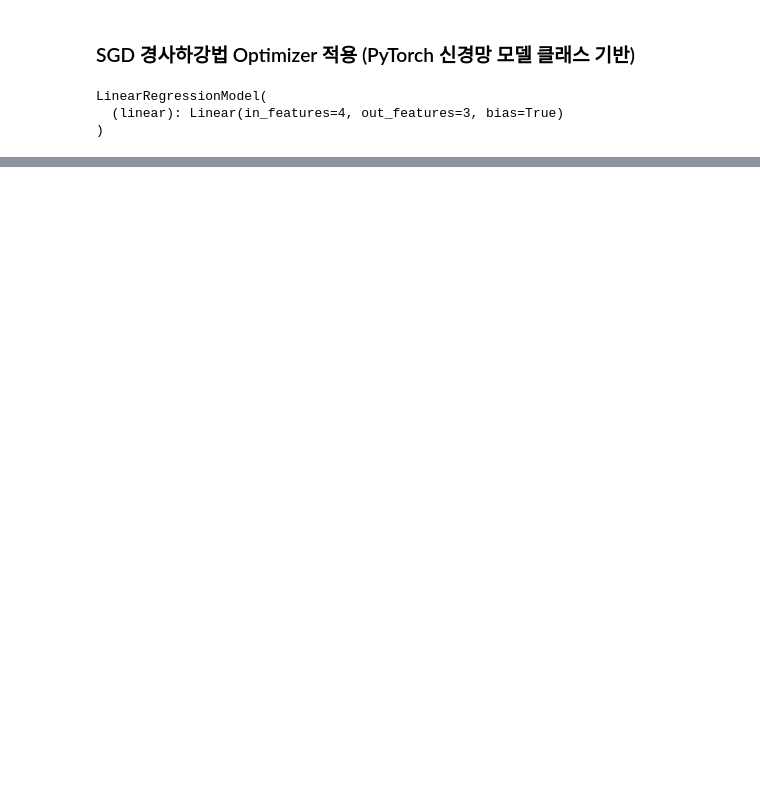
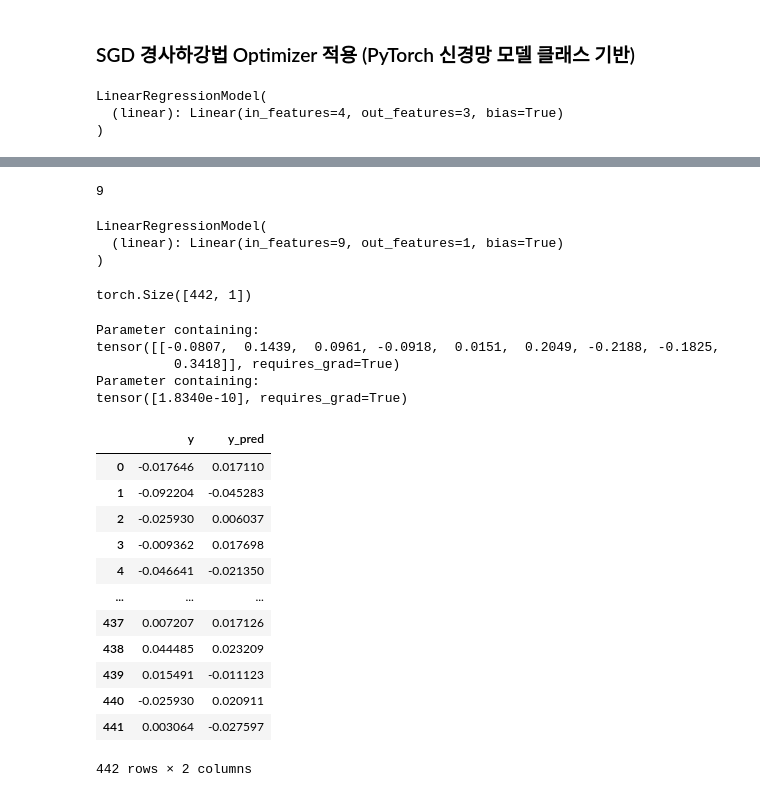
Before and after one commit to SongBeom00/pytorch-learning, a Jupyter notebook: 05_GRADIENT_DESENT_AUTOGRAD.ipynb, the cells around one changed output, grey strips where cells are left out. Cells and saved outputs as stored; diff of their text form; code cells hidden in the pictures; blank space fills up the shorter version.

```diff
--- a/05_GRADIENT_DESENT_AUTOGRAD.ipynb
+++ b/05_GRADIENT_DESENT_AUTOGRAD.ipynb
@@ -232,0 +267,23 @@ tensor([ 0.0583,  0.0808, -0.0321], requires_grad=True)
+# %%
+x.size(1)
+# %% [output]
+9
+# %%
+import torch
+import torch.nn as nn
+import torch.nn.functional as F
+
+class LinearRegressionModel(nn.Module):
+    def __init__(self, input_dim, output_dim):
+        super().__init__()
+        self.linear = nn.Linear(input_dim, output_dim)
+
+    def forward(self, x):
+        return self.linear(x)
+
+model = LinearRegressionModel(x.size(1), y.size(1))
+model
+# %% [output]
+LinearRegressionModel(
+  (linear): Linear(in_features=9, out_features=1, bias=True)
+)
@@ -232,0 +304,30 @@ tensor([ 0.0583,  0.0808, -0.0321], requires_grad=True)
+# %%
+y_pred.shape
+# %% [output]
+torch.Size([442, 1])
+# %%
+for param in model.parameters():
+    print(param)
+# %% [output]
+Parameter containing:
+tensor([[-0.0807,  0.1439,  0.0961, -0.0918,  0.0151,  0.2049, -0.2188, -0.1825,
+          0.3418]], requires_grad=True)
+Parameter containing:
+tensor([1.8340e-10], requires_grad=True)
+# %%
+df = pd.DataFrame(torch.concat([y, y_pred],dim=1).detach_().numpy(),columns=["y","y_pred"])
+df
+# %% [output]
+|  | y | y_pred |
+| 0 | -0.017646 | 0.017110 |
+| 1 | -0.092204 | -0.045283 |
+| 2 | -0.025930 | 0.006037 |
+| 3 | -0.009362 | 0.017698 |
+| 4 | -0.046641 | -0.021350 |
+| ... | ... | ... |
+| 437 | 0.007207 | 0.017126 |
+| 438 | 0.044485 | 0.023209 |
+| 439 | 0.015491 | -0.011123 |
+| 440 | -0.025930 | 0.020911 |
+| 441 | 0.003064 | -0.027597 |
+442 rows × 2 columns
```
Also changed, not shown: parts of 8 cells of this notebook, 2 other files.
